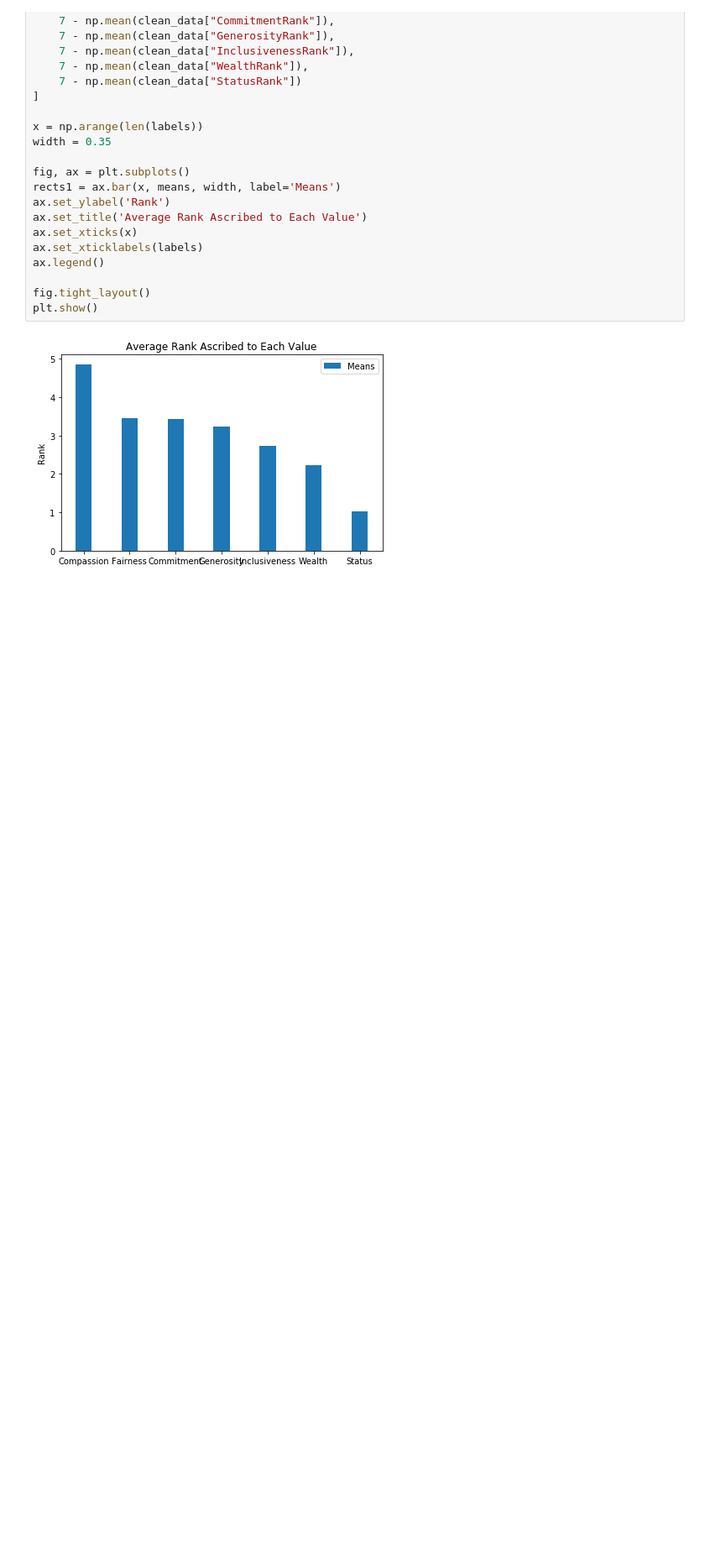
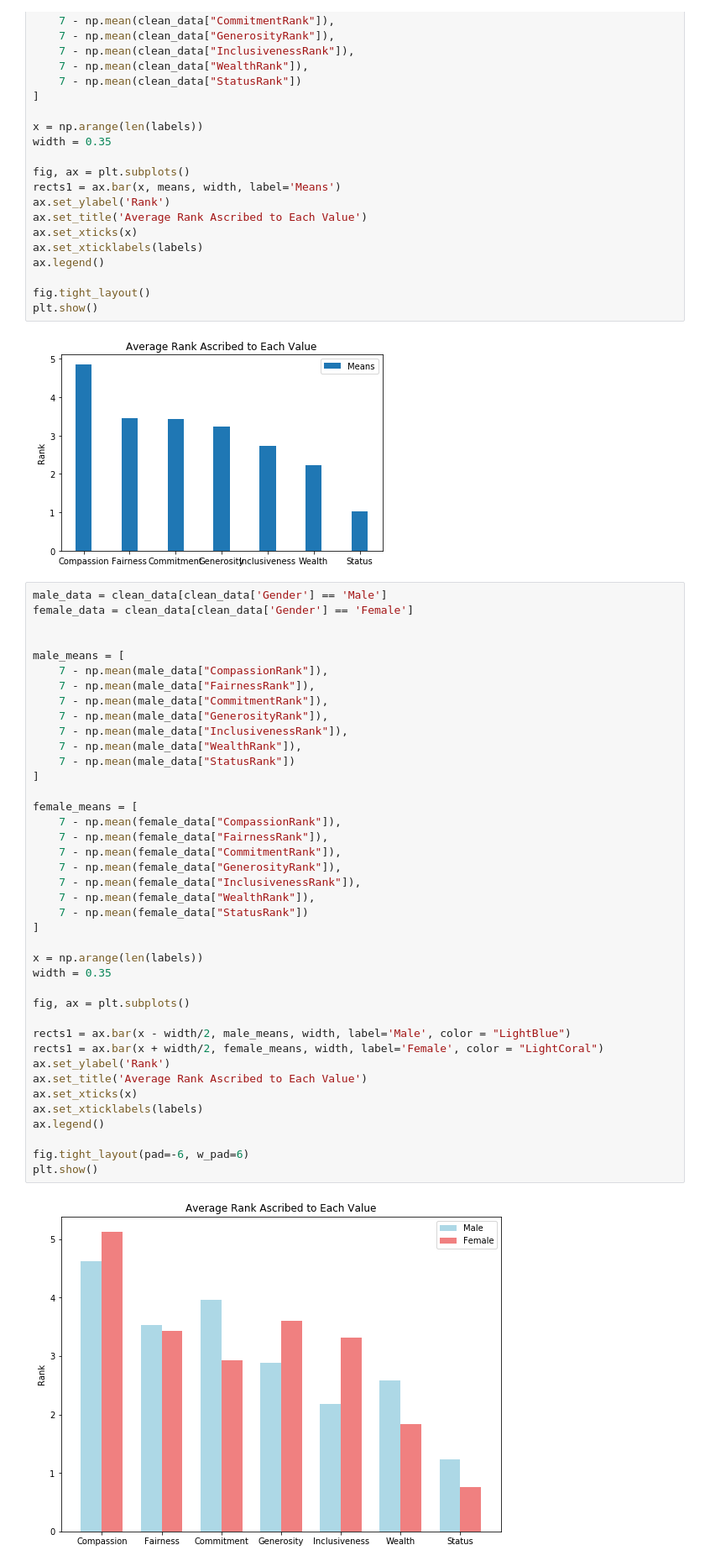
Before and after one commit to stephkananth/bubbles-hackathon, a Jupyter notebook: BubblesHackathon.ipynb, the cells around one changed output. Shown at 84% size. Saved outputs shown, nothing was run; the diff lists cells and outputs as text; blank space fills up the shorter version.

```diff
--- a/BubblesHackathon.ipynb
+++ b/BubblesHackathon.ipynb
@@ -126,6 +126,48 @@ fig.tight_layout()
 plt.show()
 # %% [output]
 [figure]
+# %%
+male_data = clean_data[clean_data['Gender'] == 'Male']
+female_data = clean_data[clean_data['Gender'] == 'Female']
+
+
+male_means = [
+    7 - np.mean(male_data["CompassionRank"]),
+    7 - np.mean(male_data["FairnessRank"]),
+    7 - np.mean(male_data["CommitmentRank"]),
+    7 - np.mean(male_data["GenerosityRank"]),
+    7 - np.mean(male_data["InclusivenessRank"]),
+    7 - np.mean(male_data["WealthRank"]),
+    7 - np.mean(male_data["StatusRank"])
+]
+
+female_means = [
+    7 - np.mean(female_data["CompassionRank"]),
+    7 - np.mean(female_data["FairnessRank"]),
+    7 - np.mean(female_data["CommitmentRank"]),
+    7 - np.mean(female_data["GenerosityRank"]),
+    7 - np.mean(female_data["InclusivenessRank"]),
+    7 - np.mean(female_data["WealthRank"]),
+    7 - np.mean(female_data["StatusRank"])
+]
+
+x = np.arange(len(labels))
+width = 0.35
+
+fig, ax = plt.subplots()
+
+rects1 = ax.bar(x - width/2, male_means, width, label='Male', color = "LightBlue")
+rects1 = ax.bar(x + width/2, female_means, width, label='Female', color = "LightCoral")
+ax.set_ylabel('Rank')
+ax.set_title('Average Rank Ascribed to Each Value')
+ax.set_xticks(x)
+ax.set_xticklabels(labels)
+ax.legend()
+
+fig.tight_layout(pad=-6, w_pad=6)
+plt.show()
+# %% [output]
+[figure, added]
 # %%
 male_data = clean_data[clean_data['Gender'] == 'Male']
 female_data = clean_data[clean_data['Gender'] == 'Female']
```
Also changed, not shown: parts of 1 cell of this notebook.
